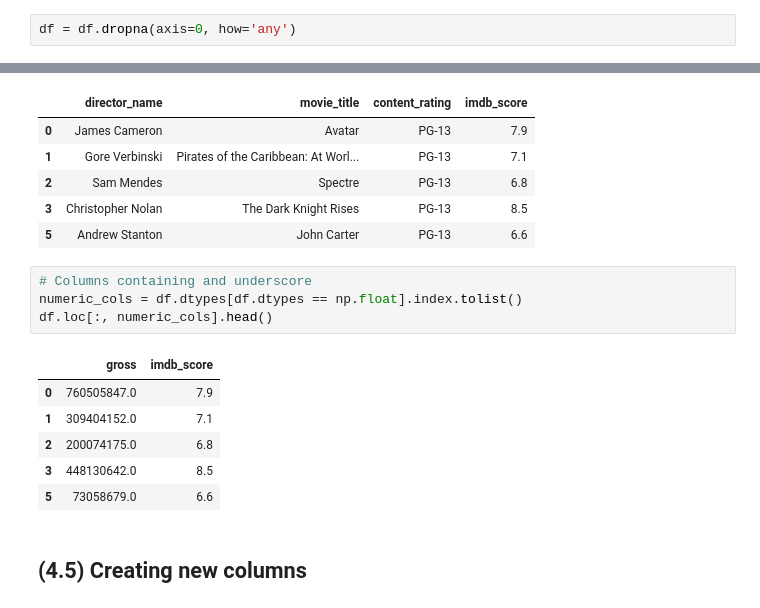
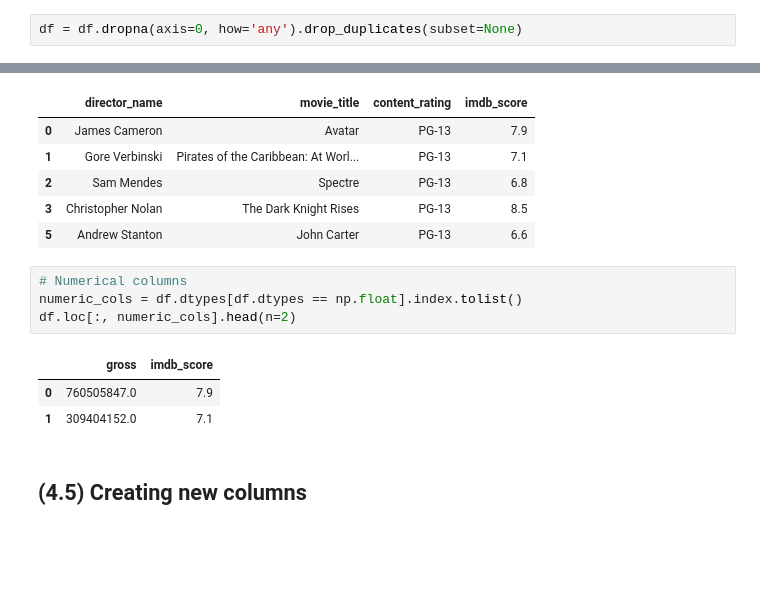
Before and after one commit to LowellWinston/awesome-pandas, a Jupyter notebook: tutorial/Tutorial.ipynb, the cells around one changed output, grey strips where cells are left out. Cells and saved outputs as stored; diff of their text form; blank space fills up the shorter version.

```diff
--- a/tutorial/Tutorial.ipynb
+++ b/tutorial/Tutorial.ipynb
@@ -376,7 +387,7 @@ df.drop_duplicates(subset=None).shape  # Use df[df.duplicated()] to see rows
 # %% [output]
 (4920, 6)
 # %%
-df = df.dropna(axis=0, how='any')
+df = df.dropna(axis=0, how='any').drop_duplicates(subset=None)
 # %% [markdown]
 ## (3.3) Unique values, value counts and sorting
 # %%
@@ -619,16 +632,13 @@ df.loc[:, cols].head()
 | 3 | Christopher Nolan | The Dark Knight Rises | PG-13 | 8.5 |
 | 5 | Andrew Stanton | John Carter | PG-13 | 6.6 |
 # %%
-# Columns containing and underscore
+# Numerical columns
 numeric_cols = df.dtypes[df.dtypes == np.float].index.tolist()
-df.loc[:, numeric_cols].head()
+df.loc[:, numeric_cols].head(n=2)
 # %% [output]
 |  | gross | imdb_score |
 | 0 | 760505847.0 | 7.9 |
 | 1 | 309404152.0 | 7.1 |
-| 2 | 200074175.0 | 6.8 |
-| 3 | 448130642.0 | 8.5 |
-| 5 | 73058679.0 | 6.6 |
 # %% [markdown]
 ## (4.5) Creating new columns
 # %%
```
Also changed, not shown: parts of 25 cells of this notebook.
